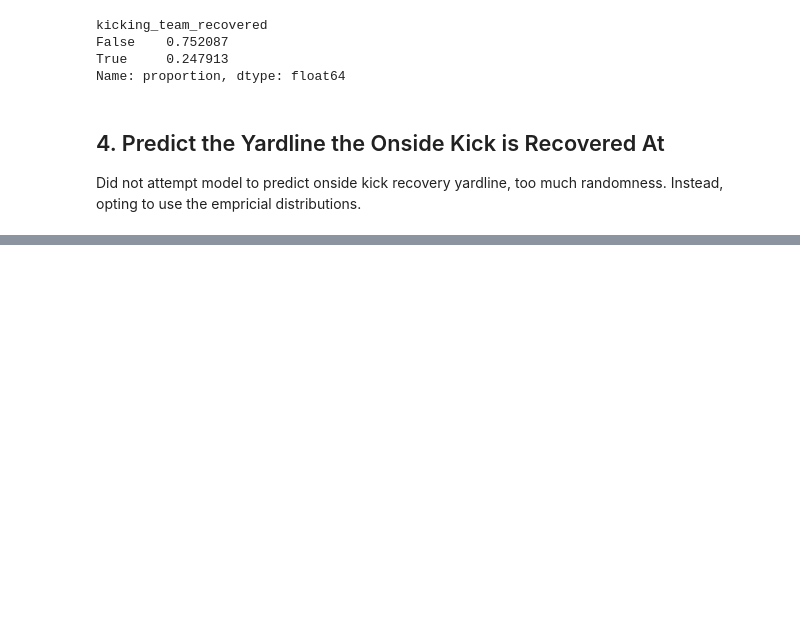
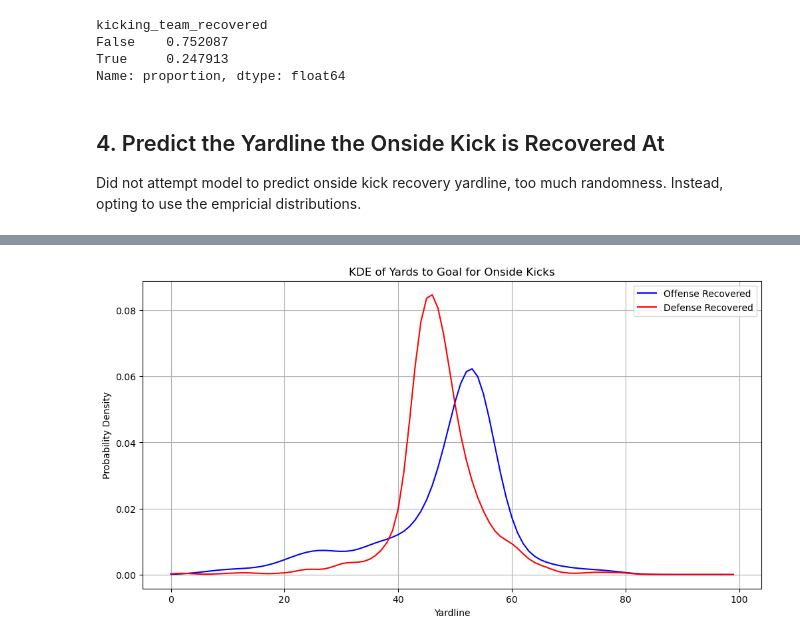
Before and after one commit to lneuendorf/cfb-win-probability, a Jupyter notebook: notebooks/onside_kick.ipynb, the cells around one changed output, grey strips where cells are left out. Cells and saved outputs as stored; diff of their text form; code cells hidden in the pictures; blank space fills up the shorter version.

```diff
--- a/notebooks/onside_kick.ipynb
+++ b/notebooks/onside_kick.ipynb
@@ -1372,0 +1283,47 @@ plt.show()
+# %%
+offense_yards = onside_kicks_mini.query('recovered_by == "offense"')['yards_to_goal'].values
+defense_yards = onside_kicks_mini.query('recovered_by == "defense"')['yards_to_goal'].values
+
+offense_kde = gaussian_kde(offense_yards, bw_method='scott')
+defense_kde = gaussian_kde(defense_yards, bw_method='scott')
+
+yardlines = np.arange(0, 100)
+offense_pdf = offense_kde(yardlines)
+defense_pdf = defense_kde(yardlines)
+
+offense_pdf = offense_pdf / offense_pdf.sum()
+defense_pdf = defense_pdf / defense_pdf.sum()
+
+offense_df = pd.DataFrame({
+    'yardline': yardlines,
+    'probability': offense_pdf
+})
+
+defense_df = pd.DataFrame({
+    'yardline': yardlines,
+    'probability': defense_pdf
+})
+# %%
+plt.figure(figsize=(12, 6))
+sns.lineplot(
+    x='yardline',
+    y='probability',
+    data=offense_df,
+    label='Offense Recovered',
+    color='blue'
+)
+sns.lineplot(
+    x='yardline',
+    y='probability',
+    data=defense_df,
+    label='Defense Recovered',
+    color='red'
+)
+plt.title('KDE of Yards to Goal for Onside Kicks')
+plt.xlabel('Yardline')
+plt.ylabel('Probability Density')
+plt.legend()
+plt.grid()
+plt.show()
+# %% [output]
+[figure, added]
```
Also changed, not shown: parts of 25 cells of this notebook, 7 other files.
